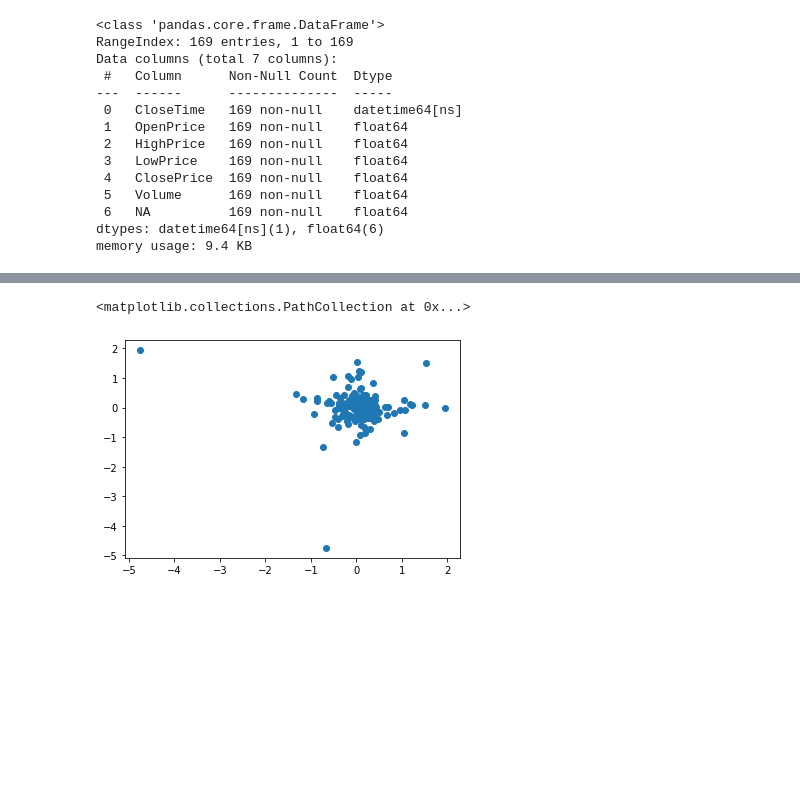
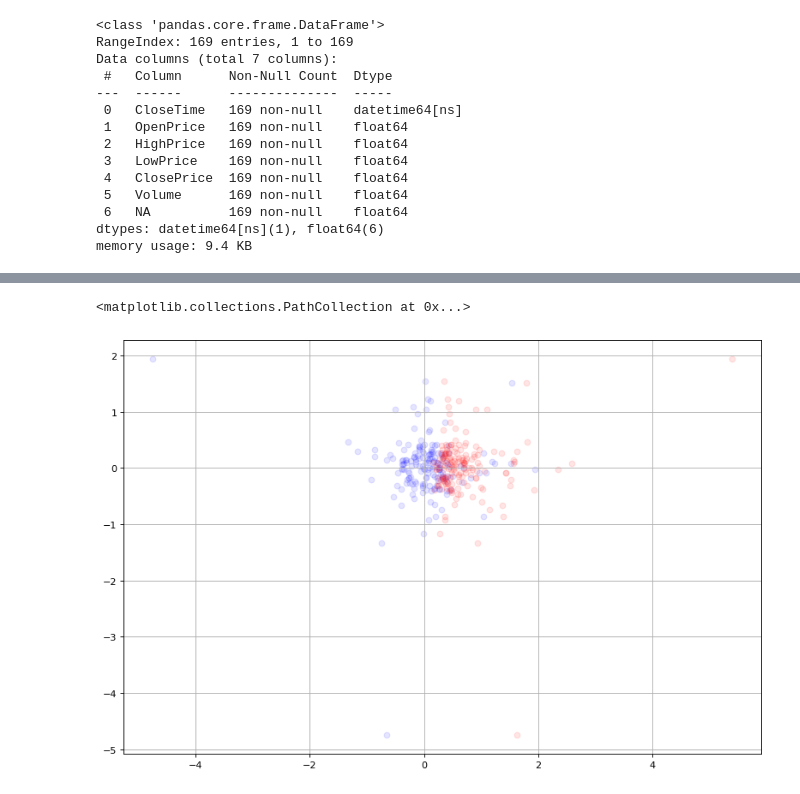
Before and after one commit to kristevalex/jupyterlab-tutorial, a Jupyter notebook: main.ipynb, the cells around one changed output, grey strips where cells are left out. Cells and saved outputs as stored; diff of their text form; code cells hidden in the pictures; blank space fills up the shorter version.

```diff
--- a/main.ipynb
+++ b/main.ipynb
@@ -145,10 +145,15 @@ dt.corr()
 | Diff | -0.175158 | -0.036486 | 0.052120 | 0.154559 | -0.116482 | -0.115373 | -0.283903 | 1.000000 | -0.104832 | ... |
 | PrevDiff | 0.151508 | 0.103410 | 0.159599 | 0.117010 | -0.169519 | -0.165798 | -0.191050 | -0.104832 | 1.000000 | ... |
 | PrevFlactuation | -0.133762 | -0.062664 | -0.186708 | -0.103995 | 0.278274 | 0.276328 | 0.406163 | 0.090463 | -0.284689 | ... |
-# %%
-x = dt.PrevDiff
-y = dt.Diff
-plt.scatter(x, y)
-# %% [output]
-<matplotlib.collections.PathCollection at 0x...>
-[figure, removed]
+# %%
+x = dt.PrevDiff
+y = dt.Diff
+x1 = dt.PrevFlactuation
+y1 = dt.Diff
+plt.figure(figsize=(12, 8), dpi=80)
+plt.grid(True, which='both')
+plt.scatter(x, y, alpha=0.1, color = 'blue')
+plt.scatter(x1, y1, alpha=0.1, color = 'red')
+# %% [output]
+<matplotlib.collections.PathCollection at 0x...>
+[figure, added]
```
